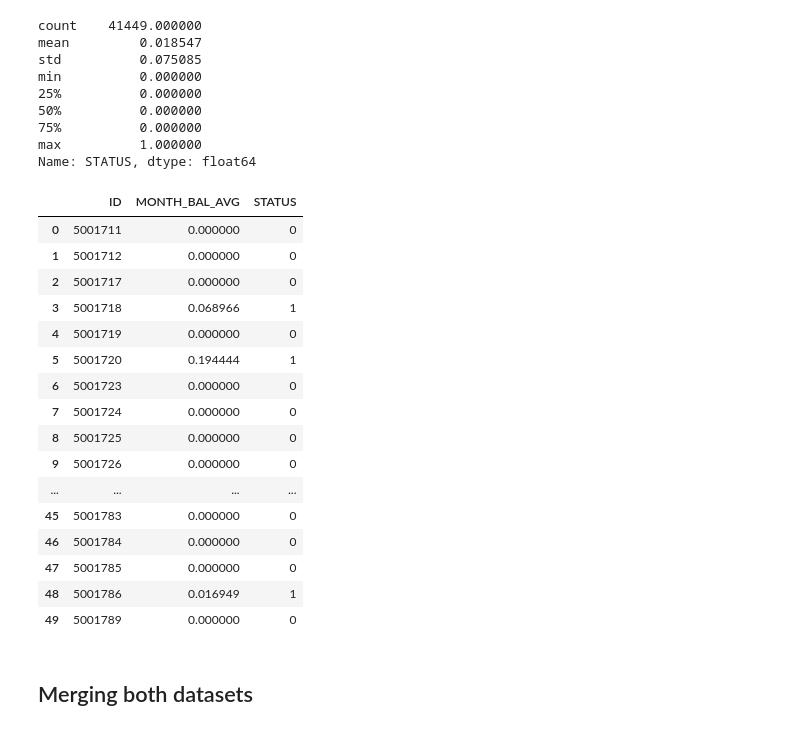
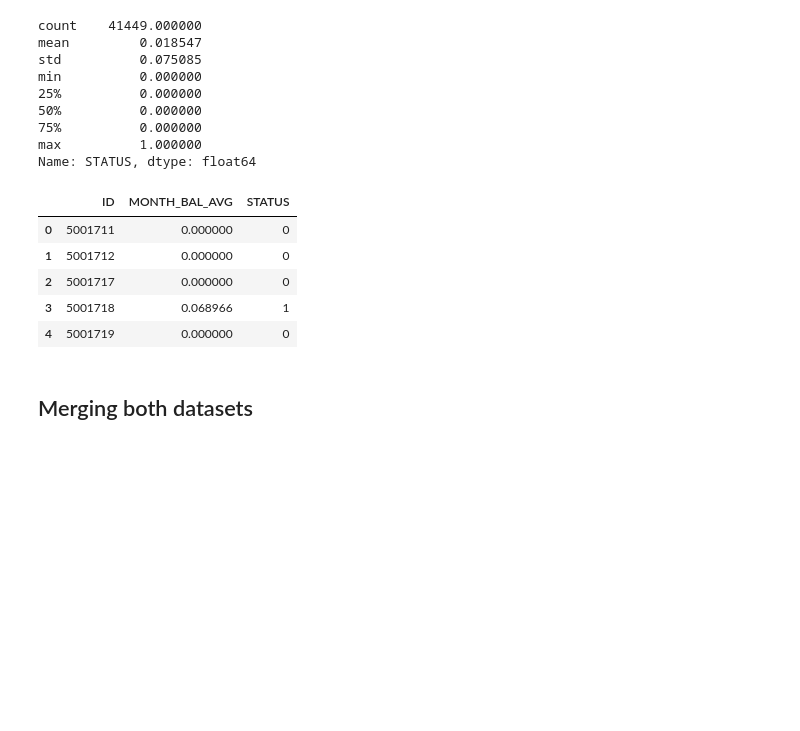
Before and after one commit to lilstanli/project4-team1, a Jupyter notebook: pre_processing.ipynb, the cells around one changed output. Drawn from its saved outputs; the diff is of its cells as text; code cells hidden in the pictures; blank space fills up the shorter version.

```diff
--- a/pre_processing.ipynb
+++ b/pre_processing.ipynb
@@ -335,26 +300,15 @@ Name: STATUS, dtype: float64
 # %%
 # Replace float values with binaries
 credit_record["Status2"] = credit_record["STATUS"].apply(lambda x: 1 if x > 0 else 0)
 credit_record.rename(columns = {"STATUS" : "MONTH_BAL_AVG", "Status2" : "STATUS"}, inplace = True)
-credit_record.head(50)
+credit_record.head()
 # %% [output]
 |  | ID | MONTH_BAL_AVG | STATUS |
 | 0 | 5001711 | 0.000000 | 0 |
 | 1 | 5001712 | 0.000000 | 0 |
 | 2 | 5001717 | 0.000000 | 0 |
 | 3 | 5001718 | 0.068966 | 1 |
 | 4 | 5001719 | 0.000000 | 0 |
-| 5 | 5001720 | 0.194444 | 1 |
-| 6 | 5001723 | 0.000000 | 0 |
-| 7 | 5001724 | 0.000000 | 0 |
-| 8 | 5001725 | 0.000000 | 0 |
-| 9 | 5001726 | 0.000000 | 0 |
-| ... | ... | ... | ... |
-| 45 | 5001783 | 0.000000 | 0 |
-| 46 | 5001784 | 0.000000 | 0 |
-| 47 | 5001785 | 0.000000 | 0 |
-| 48 | 5001786 | 0.016949 | 1 |
-| 49 | 5001789 | 0.000000 | 0 |
 # %% [markdown]
 ## Merging both datasets
 # %%
```
Also changed, not shown: parts of 4 cells of this notebook.
